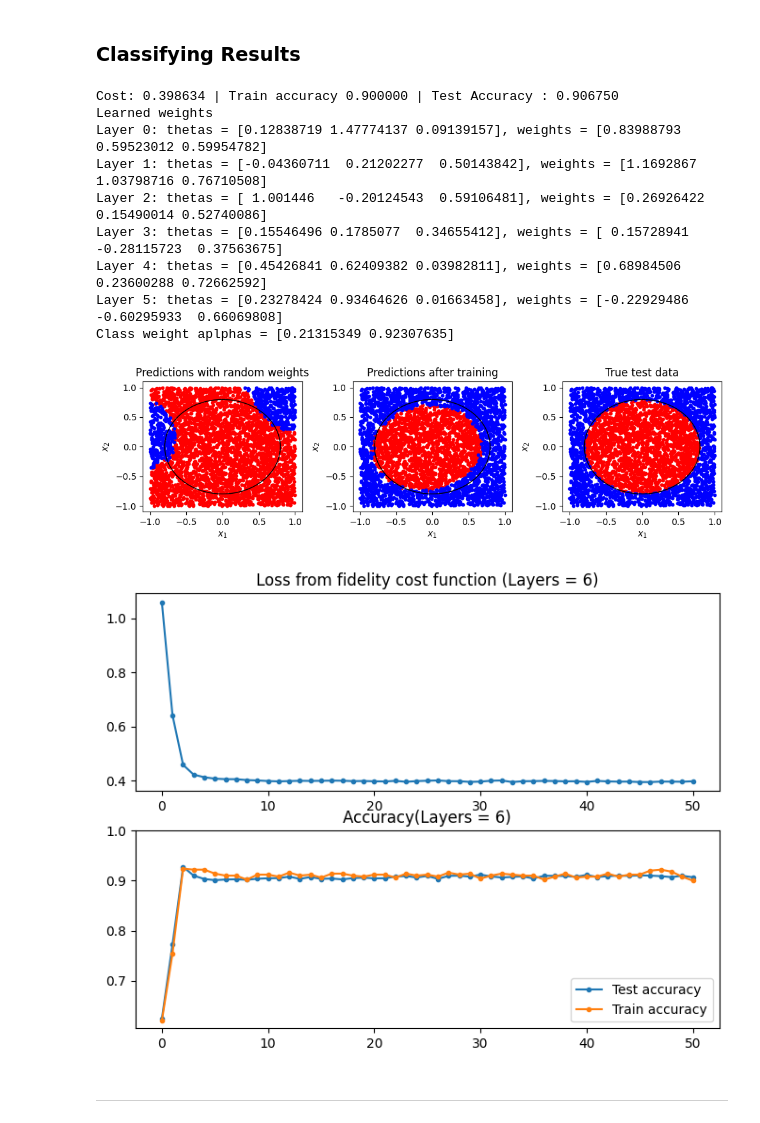
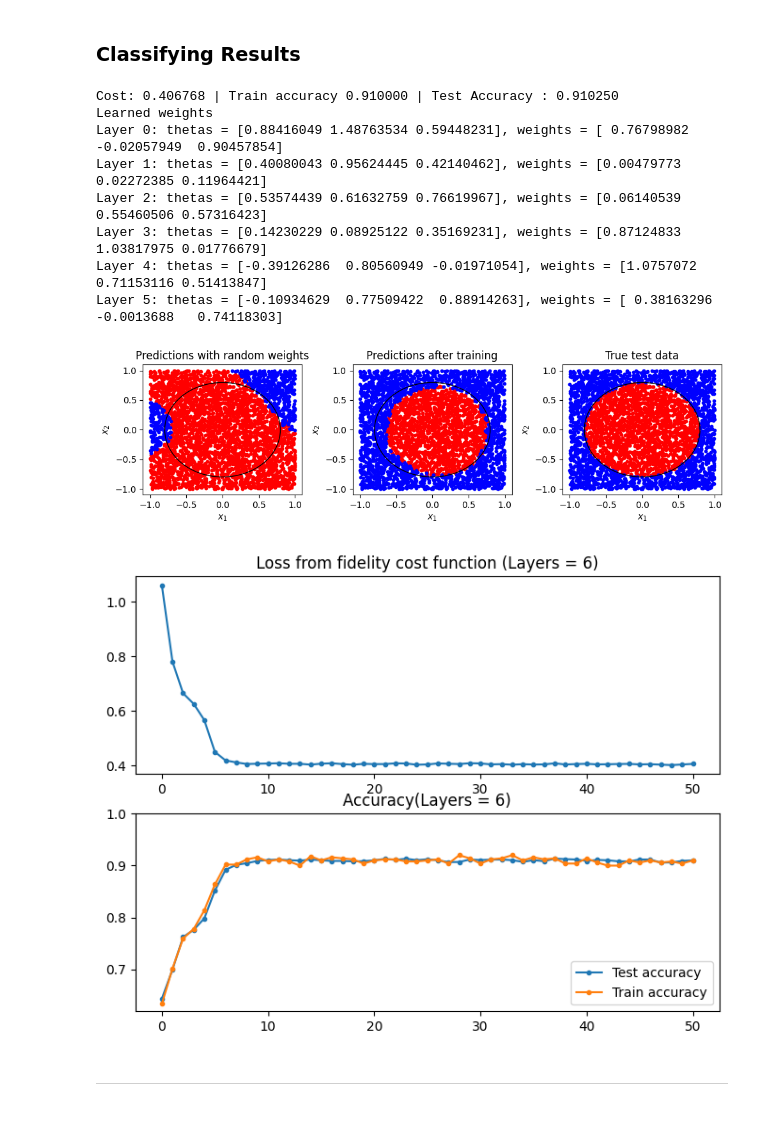
Before and after one commit to HeechanYi/Data-Reuploading, a Jupyter notebook: Code reproducing/2ClassProblemSQ(Stochastic).ipynb, the cells around one changed output. Drawn from its saved outputs; the diff is of its cells as text; code cells hidden in the pictures.

```diff
--- a/Code reproducing/2ClassProblemSQ(Stochastic).ipynb
+++ b/Code reproducing/2ClassProblemSQ(Stochastic).ipynb
@@ -23,7 +23,7 @@ def Circle(samples, condition = [[0.0, 0.0], np.sqrt(2 / np.pi)]):
     condition : conditions of the circle (condition[0] = center, condition[1] = radius)
 
     OUTPUT
-    data points & labels(In - 1/Out - -1) for each point & Condition
+    data points & labels(In - 0/Out - 1) for each point & Condition
     """
     points= []
     labels = []
@@ -258,7 +255,7 @@ def loss_functionC(thetas, weights, x, y):
 
     for i in range(len(x)):
         f = SQC_comp(thetas, weights, x[i])
-        if y[i] == 1:
+        if y[i] == 0:
             loss += (1 - f)**2
         else:
             loss += (1 + f)**2
@@ -371,7 +368,7 @@ Xtest, y_test, condition = Circle(num_test)
 test_data = np.hstack((Xtest, np.zeros((Xtest.shape[0], 1), requires_grad=False))) # point (x_1, x_2, x_3 = 0)
 
 # Setting the training options
-num_layers = 4
+num_layers = 6
 epochs = 50
 batch_size = 50
 eta = 0.1
@@ -587,37 +556,34 @@ Epoch: 50 | Loss: 0.398634 | Train accuracy: 0.900000 | Test accuracy: 0.906750
 # %%
 print(
     "Cost: {:3f} | Train accuracy {:3f} | Test Accuracy : {:3f}".format(
         loss, accuracy_train, accuracy_test
     )
 )
 
 print("Learned weights")
 for i in range(num_layers):
     print("Layer {}: thetas = {}, weights = {}".format(i, thetas[i], weights[i]))
 
-print("Class weight aplphas = {}".format(alphas))
-
 fig, axes = plt.subplots(1, 3, figsize=(10, 3))
-plot_data(test_data, initial_predictions, fig, axes[0], condition = condition)
-plot_data(test_data, predicted_test, fig, axes[1], condition = condition)
-plot_data(test_data, y_test, fig, axes[2], condition = condition)
+plot_data(test_data, initial_predictions, fig, axes[0], problem = "circle", condition = condition)
+plot_data(test_data, predicted_test, fig, axes[1], problem = "circle", condition = condition)
+plot_data(test_data, y_test, fig, axes[2], problem = "circle", condition = condition)
 
 axes[0].set_title("Predictions with random weights")
 axes[1].set_title("Predictions after training")
 axes[2].set_title("True test data")
 plt.tight_layout()
 plt.show()
 # %% [output]
-Cost: 0.398634 | Train accuracy 0.900000 | Test Accuracy : 0.906750
+Cost: 0.406768 | Train accuracy 0.910000 | Test Accuracy : 0.910250
 Learned weights
-Layer 0: thetas = [0.12838719 1.47774137 0.09139157], weights = [0.83988793 0.59523012 0.59954782]
-Layer 1: thetas = [-0.04360711  0.21202277  0.50143842], weights = [1.1692867  1.03798716 0.76710508]
-Layer 2: thetas = [ 1.001446   -0.20124543  0.59106481], weights = [0.26926422 0.15490014 0.52740086]
-Layer 3: thetas = [0.15546496 0.1785077  0.34655412], weights = [ 0.15728941 -0.28115723  0.37563675]
-Layer 4: thetas = [0.45426841 0.62409382 0.03982811], weights = [0.68984506 0.23600288 0.72662592]
-Layer 5: thetas = [0.23278424 0.93464626 0.01663458], weights = [-0.22929486 -0.60295933  0.66069808]
-Class weight aplphas = [0.21315349 0.92307635]
+Layer 0: thetas = [0.88416049 1.48763534 0.59448231], weights = [ 0.76798982 -0.02057949  0.90457854]
+Layer 1: thetas = [0.40080043 0.95624445 0.42140462], weights = [0.00479773 0.02272385 0.11964421]
+Layer 2: thetas = [0.53574439 0.61632759 0.76619967], weights = [0.06140539 0.55460506 0.57316423]
+Layer 3: thetas = [0.14230229 0.08925122 0.35169231], weights = [0.87124833 1.03817975 0.01776679]
+Layer 4: thetas = [-0.39126286  0.80560949 -0.01971054], weights = [1.0757072  0.71153116 0.51413847]
+Layer 5: thetas = [-0.10934629  0.77509422  0.88914263], weights = [ 0.38163296 -0.0013688   0.74118303]
-[figure, old version]
+[figure, new version]
 # %%
 fig, axes = plt.subplots(2, 1, figsize=(8, 6))
 
@@ -630,7 +596,7 @@ axes[0].set_title(f"Loss from fidelity cost function (Layers = {num_layers})")
 axes[1].set_title(f"Accuracy(Layers = {num_layers})")
 plt.show()
 # %% [output]
-[figure, old version]
+[figure, new version]
 # %% [markdown]
 --------
 # %%
```
Also changed, not shown: parts of 12 cells of this notebook.
